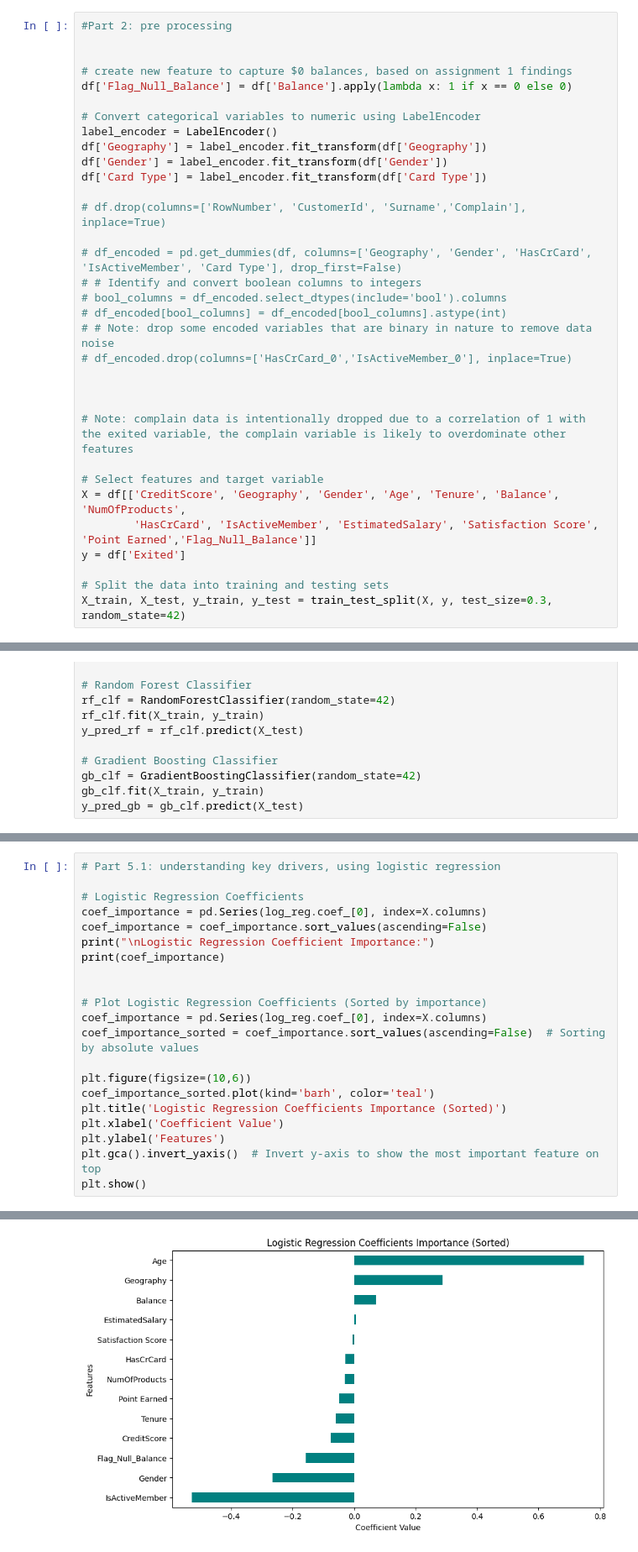
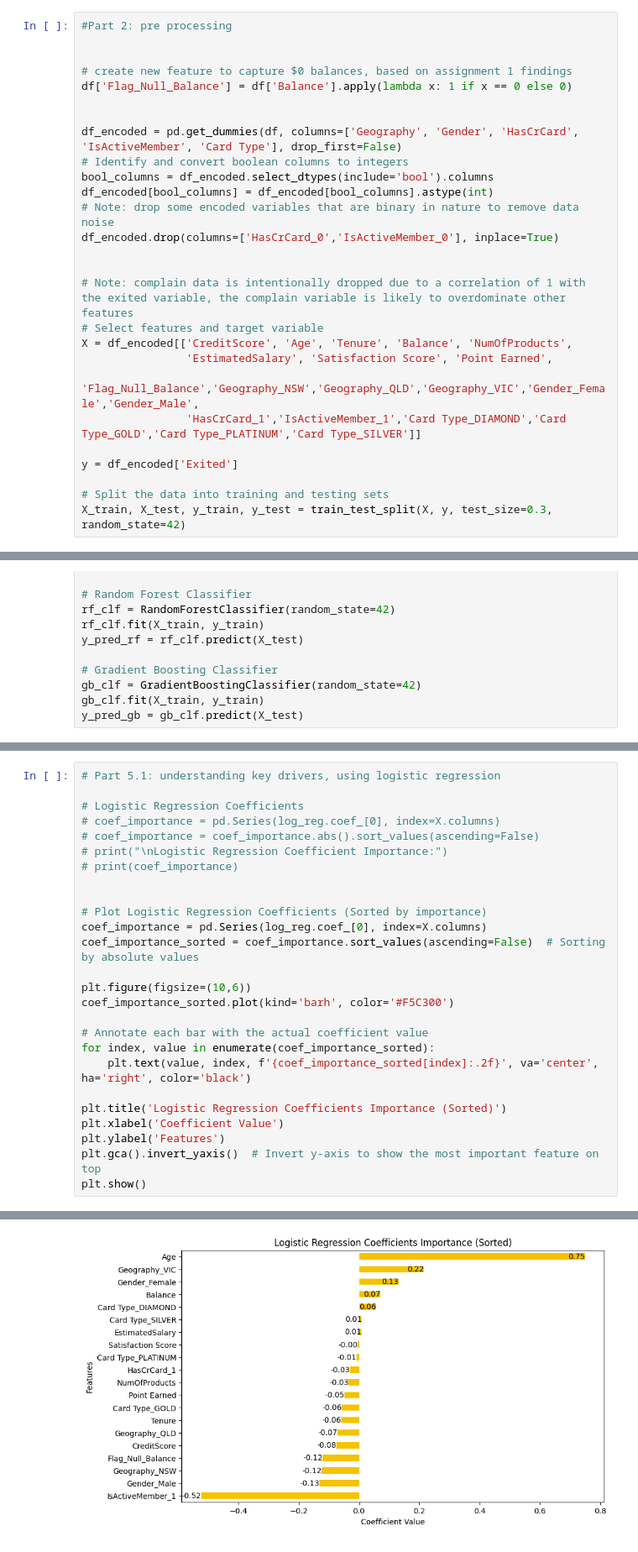
Before and after one commit to structuredcreations/Investment_Selector, a Jupyter notebook: _0_Mentum_Assignment_2_v2.ipynb, the cells around one changed output, grey strips where cells are left out. Shown at 84% size. Saved outputs shown, nothing was run; the diff lists cells and outputs as text.

```diff
--- a/_0_Mentum_Assignment_2_v2.ipynb
+++ b/_0_Mentum_Assignment_2_v2.ipynb
@@ -25,29 +25,23 @@ df = pd.read_csv('/Users/joezhou/Downloads/Mentum Assignment Data/Customer-churn
 # create new feature to capture $0 balances, based on assignment 1 findings
 df['Flag_Null_Balance'] = df['Balance'].apply(lambda x: 1 if x == 0 else 0)
 
-# Convert categorical variables to numeric using LabelEncoder
-label_encoder = LabelEncoder()
-df['Geography'] = label_encoder.fit_transform(df['Geography'])
-df['Gender'] = label_encoder.fit_transform(df['Gender'])
-df['Card Type'] = label_encoder.fit_transform(df['Card Type'])
 
-# df.drop(columns=['RowNumber', 'CustomerId', 'Surname','Complain'], inplace=True)
-
-# df_encoded = pd.get_dummies(df, columns=['Geography', 'Gender', 'HasCrCard', 'IsActiveMember', 'Card Type'], drop_first=False)
-# # Identify and convert boolean columns to integers
-# bool_columns = df_encoded.select_dtypes(include='bool').columns
-# df_encoded[bool_columns] = df_encoded[bool_columns].astype(int)
-# # Note: drop some encoded variables that are binary in nature to remove data noise
-# df_encoded.drop(columns=['HasCrCard_0','IsActiveMember_0'], inplace=True)
-
+df_encoded = pd.get_dummies(df, columns=['Geography', 'Gender', 'HasCrCard', 'IsActiveMember', 'Card Type'], drop_first=False)
+# Identify and convert boolean columns to integers
+bool_columns = df_encoded.select_dtypes(include='bool').columns
+df_encoded[bool_columns] = df_encoded[bool_columns].astype(int)
+# Note: drop some encoded variables that are binary in nature to remove data noise
+df_encoded.drop(columns=['HasCrCard_0','IsActiveMember_0'], inplace=True)
 
 
 # Note: complain data is intentionally dropped due to a correlation of 1 with the exited variable, the complain variable is likely to overdominate other features
+# Select features and target variable
+X = df_encoded[['CreditScore', 'Age', 'Tenure', 'Balance', 'NumOfProducts',
+                'EstimatedSalary', 'Satisfaction Score', 'Point Earned',
+                'Flag_Null_Balance','Geography_NSW','Geography_QLD','Geography_VIC','Gender_Female','Gender_Male',
+                'HasCrCard_1','IsActiveMember_1','Card Type_DIAMOND','Card Type_GOLD','Card Type_PLATINUM','Card Type_SILVER']]
 
-# Select features and target variable
-X = df[['CreditScore', 'Geography', 'Gender', 'Age', 'Tenure', 'Balance', 'NumOfProducts',
-        'HasCrCard', 'IsActiveMember', 'EstimatedSalary', 'Satisfaction Score', 'Point Earned','Flag_Null_Balance']]
-y = df['Exited']
+y = df_encoded['Exited']
 
 # Split the data into training and testing sets
 X_train, X_test, y_train, y_test = train_test_split(X, y, test_size=0.3, random_state=42)
@@ -136,10 +130,10 @@ plt.show()
 # Part 5.1: understanding key drivers, using logistic regression
 
 # Logistic Regression Coefficients
-coef_importance = pd.Series(log_reg.coef_[0], index=X.columns)
-coef_importance = coef_importance.sort_values(ascending=False)
-print("\nLogistic Regression Coefficient Importance:")
-print(coef_importance)
+# coef_importance = pd.Series(log_reg.coef_[0], index=X.columns)
+# coef_importance = coef_importance.abs().sort_values(ascending=False)
+# print("\nLogistic Regression Coefficient Importance:")
+# print(coef_importance)
 
 
 # Plot Logistic Regression Coefficients (Sorted by importance)
@@ -147,7 +141,12 @@ coef_importance = pd.Series(log_reg.coef_[0], index=X.columns)
 coef_importance_sorted = coef_importance.sort_values(ascending=False)  # Sorting by absolute values
 
 plt.figure(figsize=(10,6))
-coef_importance_sorted.plot(kind='barh', color='teal')
+coef_importance_sorted.plot(kind='barh', color='#F5C300')
+
+# Annotate each bar with the actual coefficient value
+for index, value in enumerate(coef_importance_sorted):
+    plt.text(value, index, f'{coef_importance_sorted[index]:.2f}', va='center', ha='right', color='black')
+
 plt.title('Logistic Regression Coefficients Importance (Sorted)')
 plt.xlabel('Coefficient Value')
 plt.ylabel('Features')
@@ -172,3 +156,3 @@ dtype: float64
-[figure, old version]
+[figure, new version]
 # %%
 # Part 5.2: understanding key drivers, using decision tree
```
Also changed, not shown: parts of 7 cells of this notebook.
